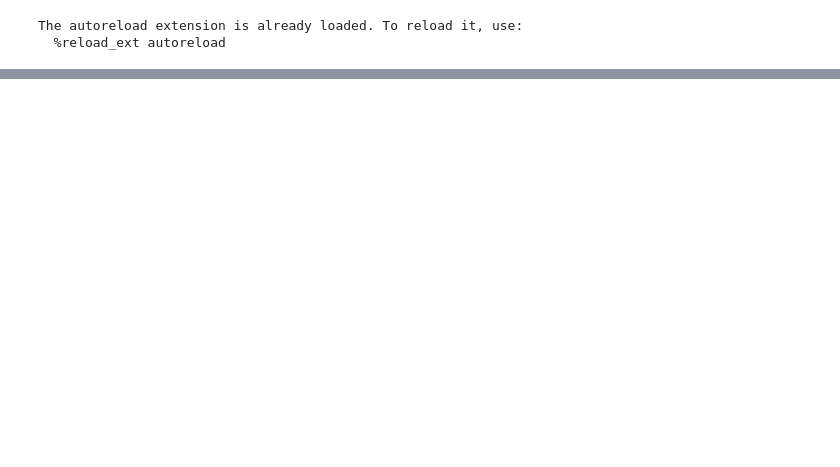
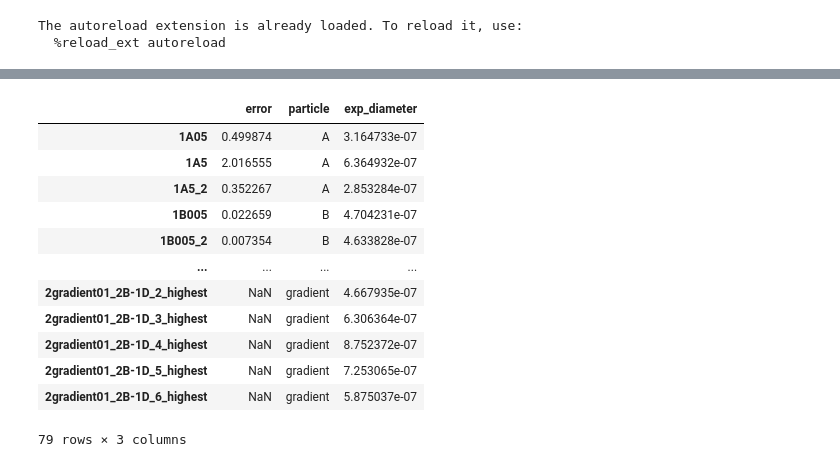
Before and after one commit to JeppeKlitgaard/DCF, a Jupyter notebook: notebooks/ddm.ipynb, the cells around one changed output, grey strips where cells are left out. Drawn from its saved outputs; the diff is of its cells as text; code cells hidden in the pictures; blank space fills up the shorter version.

```diff
--- a/notebooks/ddm.ipynb
+++ b/notebooks/ddm.ipynb
@@ -51,0 +114,16 @@ KeyError: 'px2mum'
+# %%
+df[["error", "particle", "exp_diameter"]]
+# %% [output]
+|  | error | particle | exp_diameter |
+| 1A05 | 0.499874 | A | 3.164733e-07 |
+| 1A5 | 2.016555 | A | 6.364932e-07 |
+| 1A5_2 | 0.352267 | A | 2.853284e-07 |
+| 1B005 | 0.022659 | B | 4.704231e-07 |
+| 1B005_2 | 0.007354 | B | 4.633828e-07 |
+| ... | ... | ... | ... |
+| 2gradient01_2B-1D_2_highest | NaN | gradient | 4.667935e-07 |
+| 2gradient01_2B-1D_3_highest | NaN | gradient | 6.306364e-07 |
+| 2gradient01_2B-1D_4_highest | NaN | gradient | 8.752372e-07 |
+| 2gradient01_2B-1D_5_highest | NaN | gradient | 7.253065e-07 |
+| 2gradient01_2B-1D_6_highest | NaN | gradient | 5.875037e-07 |
+79 rows × 3 columns
```
Also changed, not shown: parts of 4 cells of this notebook, 3 other files.
